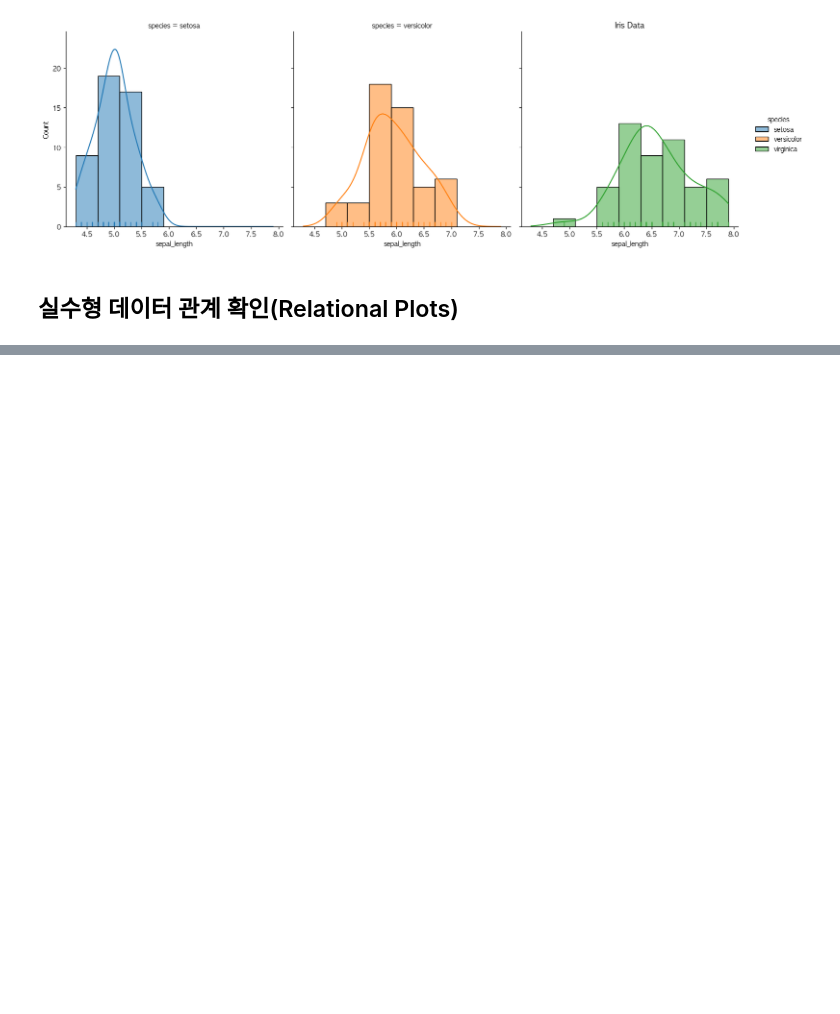
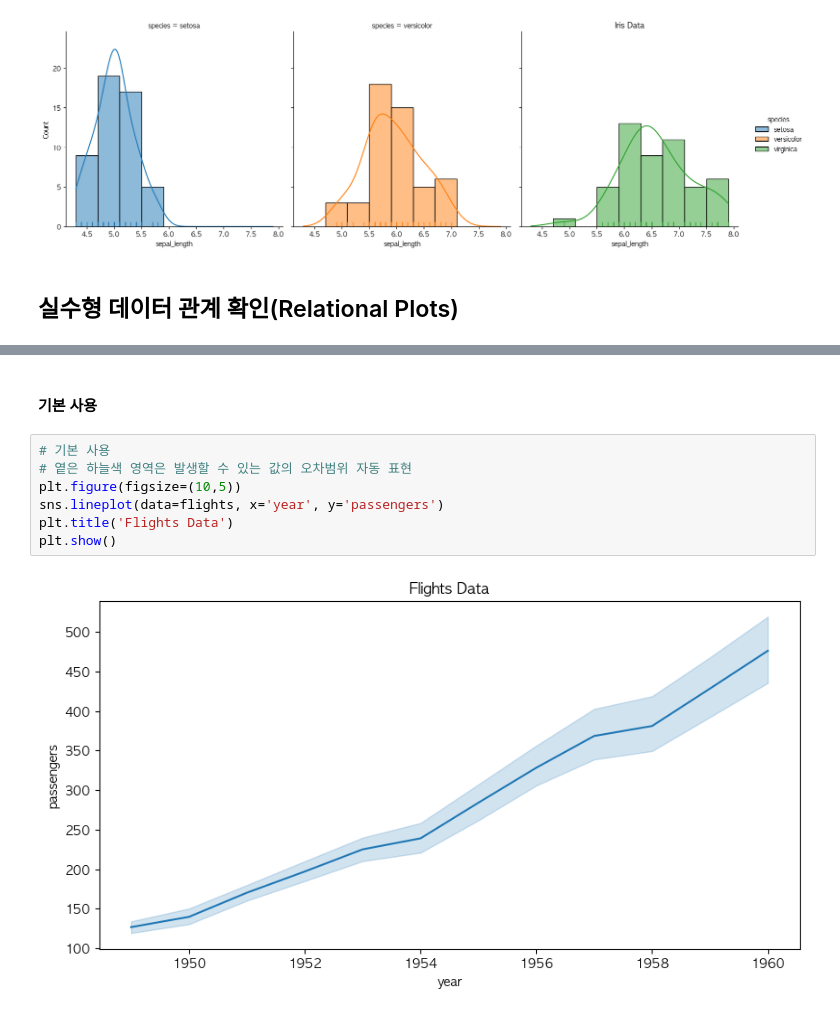
Before and after one commit to LeeHyungSeop/Python-For-Data-Science, a Jupyter notebook: 04_seaborn.ipynb, the cells around one changed output, grey strips where cells are left out. Cells and saved outputs as stored; diff of their text form; blank space fills up the shorter version.

```diff
--- a/04_seaborn.ipynb
+++ b/04_seaborn.ipynb
@@ -663,0 +721,11 @@ plt.show()
+# %% [markdown]
+#### 기본 사용
+# %%
+# 기본 사용
+# 옅은 하늘색 영역은 발생할 수 있는 값의 오차범위 자동 표현
+plt.figure(figsize=(10,5))
+sns.lineplot(data=flights, x='year', y='passengers')
+plt.title('Flights Data')
+plt.show()
+# %% [output]
+[figure, added]
```
Also changed, not shown: parts of 36 cells of this notebook.
